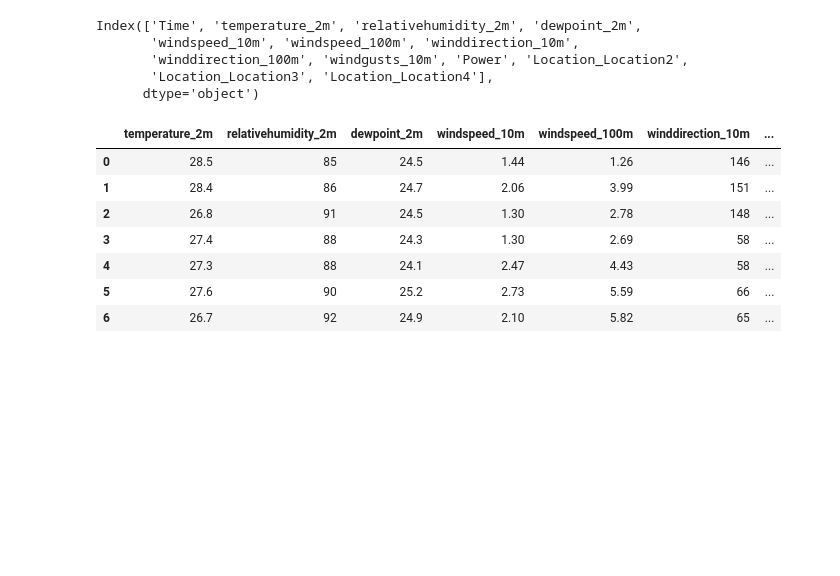
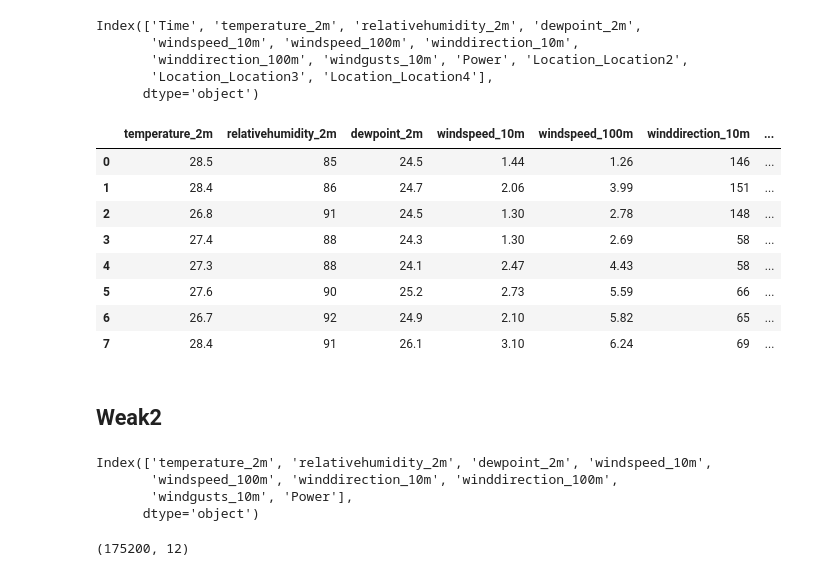
Before and after one commit to Ashutosh514/Wind_Power_Generation_Forecasting, a Jupyter notebook: Wind_Power_Generation_Forecasting.ipynb, the cells around one changed output. Saved outputs shown, nothing was run; the diff lists cells and outputs as text; code cells hidden in the pictures; blank space fills up the shorter version.

```diff
--- a/Wind_Power_Generation_Forecasting.ipynb
+++ b/Wind_Power_Generation_Forecasting.ipynb
@@ -155,13 +151,28 @@ Index(['Time', 'temperature_2m', 'relativehumidity_2m', 'dewpoint_2m',
 # Let's remove time col
 merged_data.drop('Time', axis=1, inplace=True)
 # %%
-merged_data.head(7)
+merged_data.head(8)
 # %% [output]
 |  | temperature_2m | relativehumidity_2m | dewpoint_2m | windspeed_10m | windspeed_100m | winddirection_10m | ... |
 | 0 | 28.5 | 85 | 24.5 | 1.44 | 1.26 | 146 | ... |
 | 1 | 28.4 | 86 | 24.7 | 2.06 | 3.99 | 151 | ... |
 | 2 | 26.8 | 91 | 24.5 | 1.30 | 2.78 | 148 | ... |
 | 3 | 27.4 | 88 | 24.3 | 1.30 | 2.69 | 58 | ... |
 | 4 | 27.3 | 88 | 24.1 | 2.47 | 4.43 | 58 | ... |
 | 5 | 27.6 | 90 | 25.2 | 2.73 | 5.59 | 66 | ... |
 | 6 | 26.7 | 92 | 24.9 | 2.10 | 5.82 | 65 | ... |
+| 7 | 28.4 | 91 | 26.1 | 3.10 | 6.24 | 69 | ... |
+# %% [markdown]
+## Weak2
+# %%
+numerical_columns = merged_data.select_dtypes(include=['number']).columns
+numerical_columns
+# %% [output]
+Index(['temperature_2m', 'relativehumidity_2m', 'dewpoint_2m', 'windspeed_10m',
+       'windspeed_100m', 'winddirection_10m', 'winddirection_100m',
+       'windgusts_10m', 'Power'],
+      dtype='object')
+# %%
+merged_data.shape
+# %% [output]
+(175200, 12)
```
Also changed, not shown: parts of 6 cells of this notebook.
